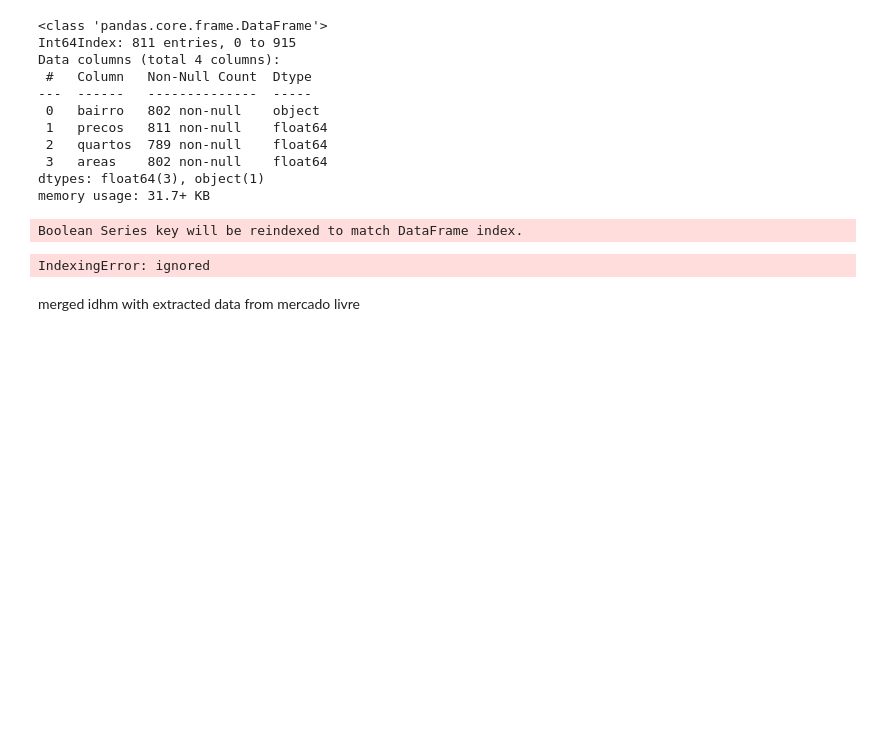
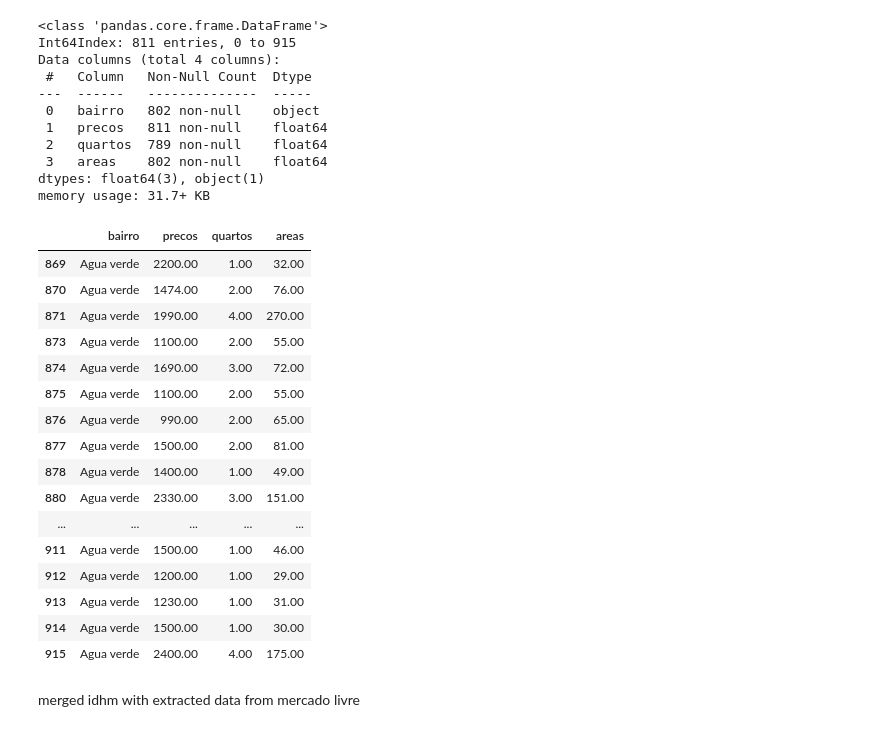
Before and after one commit to Fmarcelneves/Rental-price-analysis-and-forecast-Curitiba-PR, a Jupyter notebook: Data_exploration_Curitiba_rent.ipynb, the cells around one changed output. Saved outputs shown, nothing was run; the diff lists cells and outputs as text; code cells hidden in the pictures; blank space fills up the shorter version.

```diff
--- a/Data_exploration_Curitiba_rent.ipynb
+++ b/Data_exploration_Curitiba_rent.ipynb
@@ -122,10 +121,25 @@ da_ml['bairro'] = da_ml['bairro'].astype(str)
 # %%
 da_ml['bairro'] = da_ml['bairro'].str.capitalize().apply(unidecode.unidecode).replace('-', ' ', regex=True)
 # %%
-da_ml_teste[da_ml['bairro']=='Agua verde']
+da_ml[da_ml['bairro']=='Agua verde']
 # %% [output]
-Boolean Series key will be reindexed to match DataFrame index.
-IndexingError: ignored
+|  | bairro | precos | quartos | areas |
+| 869 | Agua verde | 2200.00 | 1.00 | 32.00 |
+| 870 | Agua verde | 1474.00 | 2.00 | 76.00 |
+| 871 | Agua verde | 1990.00 | 4.00 | 270.00 |
+| 873 | Agua verde | 1100.00 | 2.00 | 55.00 |
+| 874 | Agua verde | 1690.00 | 3.00 | 72.00 |
+| 875 | Agua verde | 1100.00 | 2.00 | 55.00 |
+| 876 | Agua verde | 990.00 | 2.00 | 65.00 |
+| 877 | Agua verde | 1500.00 | 2.00 | 81.00 |
+| 878 | Agua verde | 1400.00 | 1.00 | 49.00 |
+| 880 | Agua verde | 2330.00 | 3.00 | 151.00 |
+| ... | ... | ... | ... | ... |
+| 911 | Agua verde | 1500.00 | 1.00 | 46.00 |
+| 912 | Agua verde | 1200.00 | 1.00 | 29.00 |
+| 913 | Agua verde | 1230.00 | 1.00 | 31.00 |
+| 914 | Agua verde | 1500.00 | 1.00 | 30.00 |
+| 915 | Agua verde | 2400.00 | 4.00 | 175.00 |
 # %% [markdown]
 merged idhm with extracted data from mercado livre
 # %%
```
Also changed, not shown: parts of 29 cells of this notebook.
